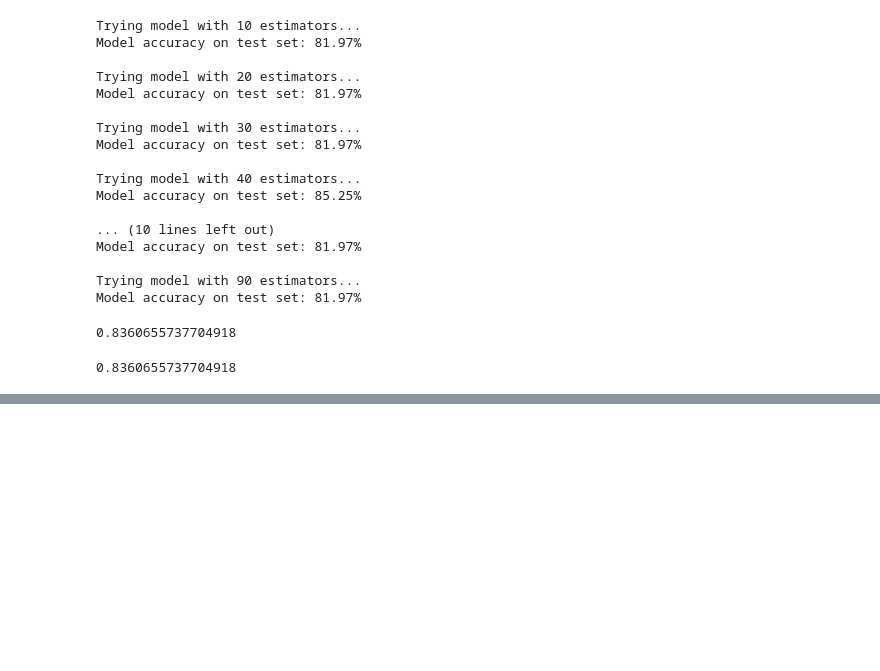
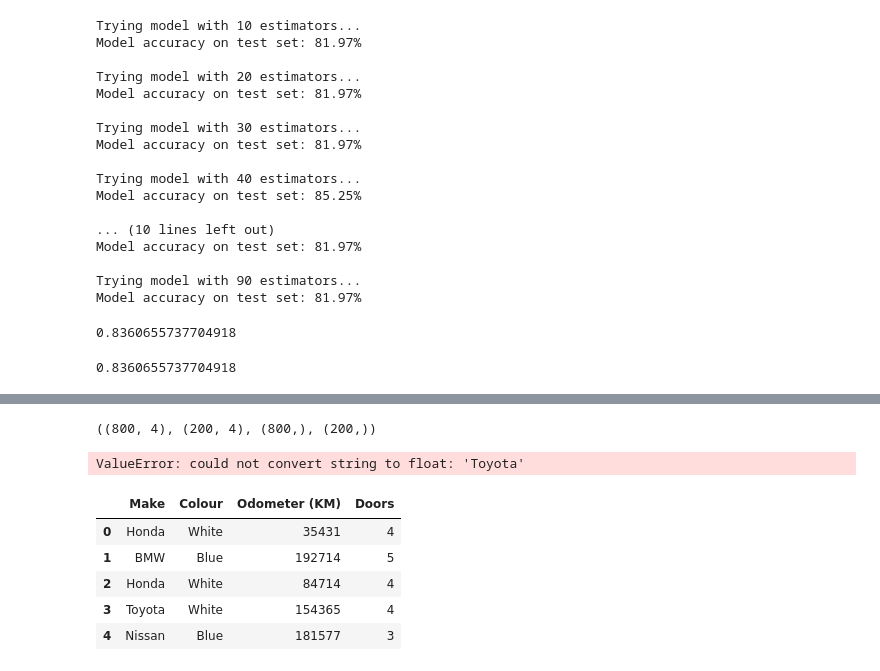
Before and after one commit to eternalAbyss/machine-learning, a Jupyter notebook: fundamentals/Introduction-to-scikit-learn.ipynb, the cells around one changed output, grey strips where cells are left out. Cells and saved outputs as stored; diff of their text form; code cells hidden in the pictures; blank space fills up the shorter version.

```diff
--- a/fundamentals/Introduction-to-scikit-learn.ipynb
+++ b/fundamentals/Introduction-to-scikit-learn.ipynb
@@ -175,0 +237,25 @@ loaded_model.score(X_test, Y_test)
+# %%
+# Split the data into training and test data set
+X = car_sales.drop('Price', axis=1)
+y = car_sales['Price']
+X_train, X_test, y_train, y_test = train_test_split(X,y,test_size=0.2)
+X_train.shape, X_test.shape, y_train.shape, y_test.shape
+# %% [output]
+((800, 4), (200, 4), (800,), (200,))
+# %%
+# Train the model on un-prepared data
+clf = RandomForestClassifier()
+clf.fit(X_train, y_train)
+y_preds = clf.predict(X_test)
+accuracy_score(y_test, y_preds)
+# %% [output]
+ValueError: could not convert string to float: 'Toyota'
+# %%
+X.head()
+# %% [output]
+|  | Make | Colour | Odometer (KM) | Doors |
+| 0 | Honda | White | 35431 | 4 |
+| 1 | BMW | Blue | 192714 | 5 |
+| 2 | Honda | White | 84714 | 4 |
+| 3 | Toyota | White | 154365 | 4 |
+| 4 | Nissan | Blue | 181577 | 3 |
```
Also changed, not shown: parts of 25 cells of this notebook, 4 other files.
